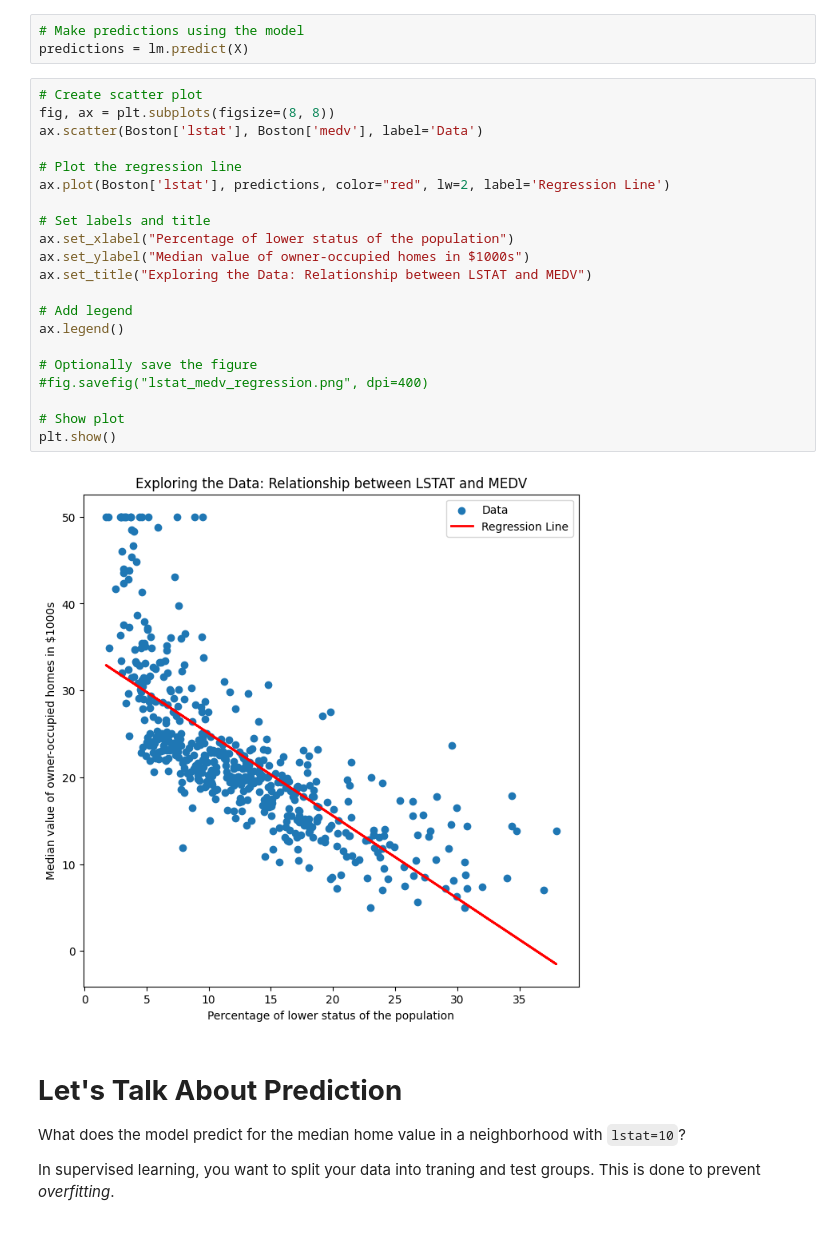
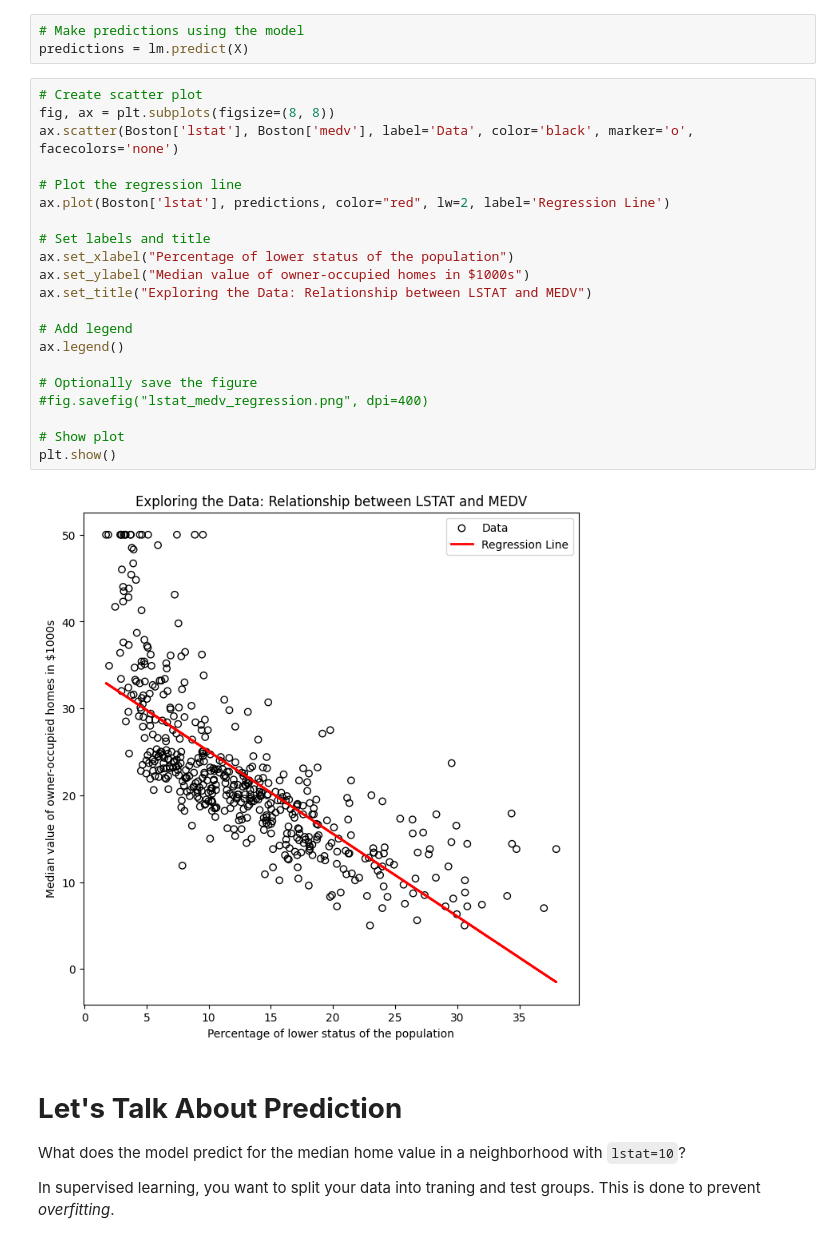
Before and after one commit to saharnazb/DataAnalytics, a Jupyter notebook: PredictiveAnalytics.ipynb, the cells around one changed output. Saved outputs shown, nothing was run; the diff lists cells and outputs as text.

```diff
--- a/PredictiveAnalytics.ipynb
+++ b/PredictiveAnalytics.ipynb
@@ -380,26 +433,26 @@ predictions = lm.predict(X)
 # %%
 # Create scatter plot
 fig, ax = plt.subplots(figsize=(8, 8))
-ax.scatter(Boston['lstat'], Boston['medv'], label='Data')
+ax.scatter(Boston['lstat'], Boston['medv'], label='Data', color='black', marker='o', facecolors='none')
 
 # Plot the regression line
 ax.plot(Boston['lstat'], predictions, color="red", lw=2, label='Regression Line')
 
 # Set labels and title
 ax.set_xlabel("Percentage of lower status of the population")
 ax.set_ylabel("Median value of owner-occupied homes in $1000s")
 ax.set_title("Exploring the Data: Relationship between LSTAT and MEDV")
 
 # Add legend
 ax.legend()
 
 # Optionally save the figure
 #fig.savefig("lstat_medv_regression.png", dpi=400)
 
 # Show plot
 plt.show()
 # %% [output]
-[figure, old version]
+[figure, new version]
 # %% [markdown]
 # **Let's Talk About Prediction**
 
```
Also changed, not shown: parts of 21 cells of this notebook.
